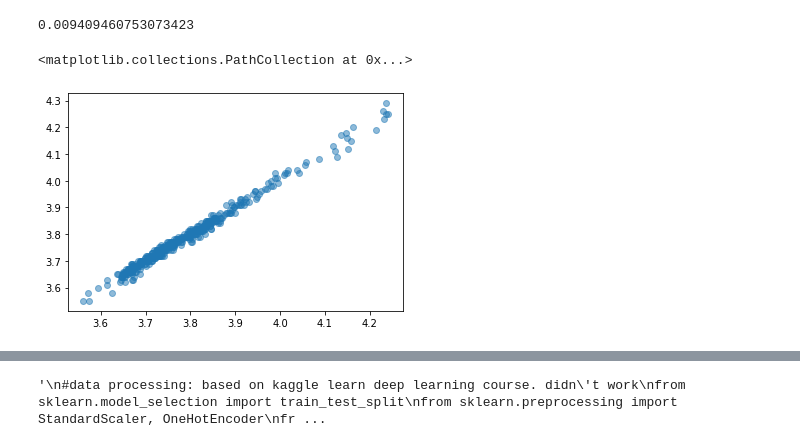
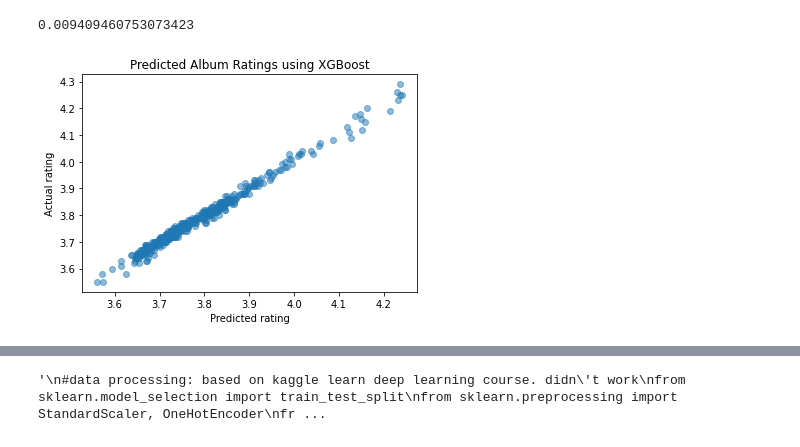
Before and after one commit to p-ai-org/p-music, a Jupyter notebook: album_metadata_model.ipynb, the cells around one changed output, grey strips where cells are left out. Drawn from its saved outputs; the diff is of its cells as text; code cells hidden in the pictures.

```diff
--- a/album_metadata_model.ipynb
+++ b/album_metadata_model.ipynb
@@ -123,16 +123,3 @@ ds["Label"] =  catClean(ds['Label'])
 len(ds["Label"].loc[lambda x: x=="Other"])
 # %% [output]
 1792
-# %%
-"""
-#class boundaries from CNN
-class_list = [[0.627, 0.793], [0.793, 0.818], [0.818, 0.841], [0.841, 0.930]]
-
-def ratingScaler(row):
-  for item in class_list:
-    if item[0] <= (row/5) and (row/5) < item[1]:
-      idx = class_list.index(item)
-      return idx
-
-ds['Average Rating'] = ds['Average Rating'].apply(ratingScaler)
-"""
@@ -229,8 +214,14 @@ mae
 0.009409460753073423
 # %%
 import matplotlib.pyplot as plt
+%matplotlib inline
 
-plt.scatter(predictions, y_valid,  alpha=0.5)
+plt.scatter(predictions, y_valid, alpha = 0.5)
+plt.xlabel("Predicted rating")
+plt.ylabel("Actual rating")
+
+plt.title("Predicted Album Ratings using XGBoost")
+
+plt.show()
 # %% [output]
-<matplotlib.collections.PathCollection at 0x...>
-[figure, old version]
+[figure, new version]
```
Also changed, not shown: parts of 3 cells of this notebook.
